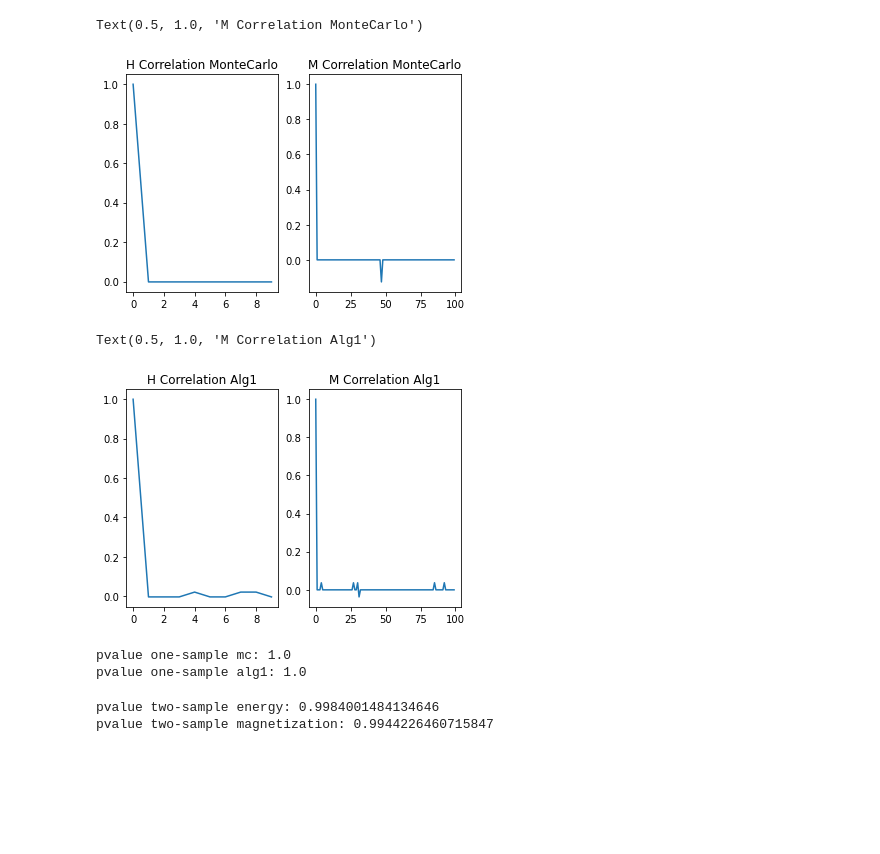
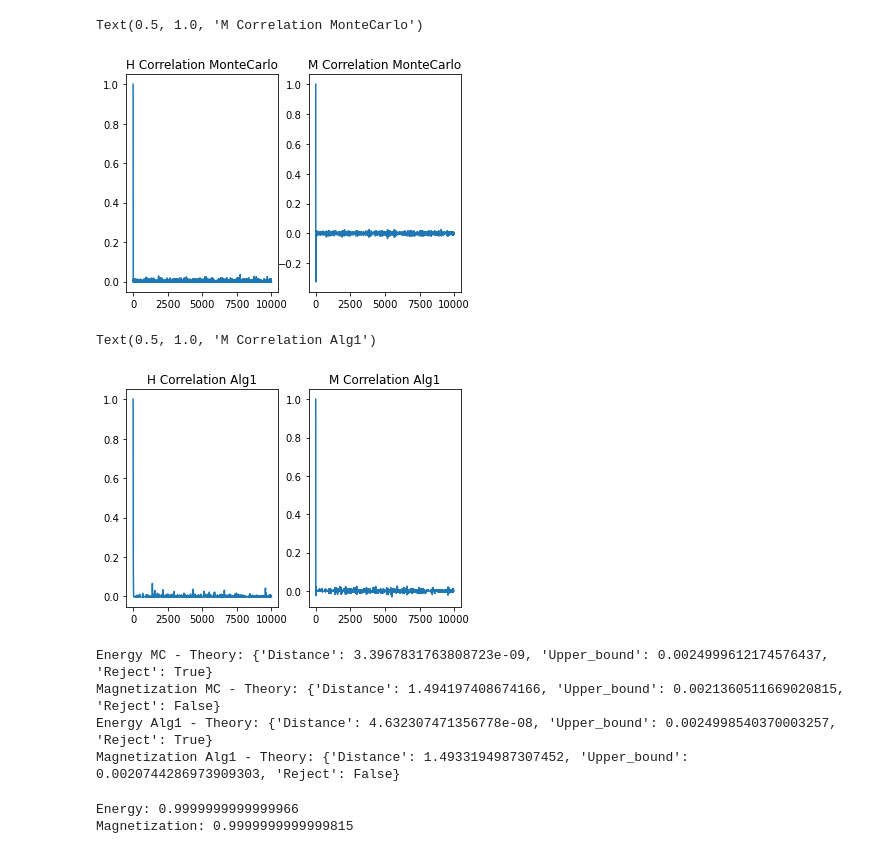
Before and after one commit to SabSav/thesis-code, a Jupyter notebook: examples/4_spins/Chart_low_T.ipynb, the cells around one changed output. Saved outputs shown, nothing was run; the diff lists cells and outputs as text; code cells hidden in the pictures; blank space fills up the shorter version.

Commit message:
hypotesis test update

```diff
--- a/examples/4_spins/Chart_low_T.ipynb
+++ b/examples/4_spins/Chart_low_T.ipynb
@@ -5,25 +7,19 @@ path_to_json = os.getcwd()
 # %%
 import json
 def load_case(path):
-    with open(path, 'r+') as file: return json.load(file)
+    display(Markdown(f'## {path}'))
+    with open(path, 'r+') as file: bundle = json.load(file)
+    print('Temperature:', bundle['temperature'])
+    return bundle
 
+display(Markdown('# Files'))
 json_files_mc = sorted([pos_json for pos_json in os.listdir(path_to_json) if pos_json.endswith('.json') and pos_json.startswith('mc-lT')],
                        reverse = True)
-json_files_alg1 = sorted([pos_json for pos_json in os.listdir(path_to_json) if pos_json.endswith('.json') and pos_json.startswith('alg1-lT')],
+json_files_alg1 = sorted([pos_json for pos_json in os.listdir(path_to_json) if pos_json.endswith('.json') and pos_json.startswith('a1-lT')],
                          reverse = True)
-import datetime
-date_string = datetime.date.today().strftime("%Y-%m-%d")
 
-for file_name_mc, file_name_alg1 in zip(json_files_mc, json_files_alg1):
-    date = file_name_mc[6:len(file_name_mc) - 5] #the date is the same for the two for how run.py is constructed
-    if date_string == date:
-        #take the current simulation
-        file_to_load_mc = file_name_mc
-        file_to_load_alg1 = file_name_alg1
-    else:
-        #take the last simulation
-        file_to_load_mc = json_files_mc[0]
-        file_to_load_alg1 = json_files_alg1[0]
+print("MC: ", json_files_mc)
+print("A1: ", json_files_alg1)
 
-mc = load_case(file_to_load_mc)
-alg1 = load_case(file_to_load_alg1)
+mc = load_case(json_files_mc[0])
+alg1 = load_case(json_files_alg1[0])
@@ -73,38 +108,43 @@ fig.tight_layout()
 # %%
-mc_engy_corr = acrl(mc["energy_sample"], len(mc["energy_sample"]))
-mc_m_corr = acrl(mc["magnetization_sample"], len(mc["magnetization_sample"]))
+mc_engy_corr = acrl(mc["energy_sample"], 10000)
+mc_m_corr = acrl(mc["magnetization_sample"], 10000)
 fig_kde, axes = plt.subplots(1, 2)
-axes[0].plot(mc_engy_corr[:10])
+axes[0].plot(mc_engy_corr)
 axes[0].set_title("H Correlation MonteCarlo")
-axes[1].plot(mc_m_corr[:100])
+axes[1].plot(mc_m_corr)
 axes[1].set_title("M Correlation MonteCarlo")
 # %% [output]
 Text(0.5, 1.0, 'M Correlation MonteCarlo')
-[figure, old version]
+[figure, new version]
 # %%
-alg1_engy_corr = acrl(alg1["energy_sample"], len(alg1["energy_sample"]))
-alg1_m_corr = acrl(alg1["magnetization_sample"], len(alg1["magnetization_sample"]))
+alg1_engy_corr = acrl(alg1["energy_sample"], 10000)
+alg1_m_corr = acrl(alg1["magnetization_sample"], 10000)
 fig_kde, axes = plt.subplots(1, 2)
-axes[0].plot(alg1_engy_corr[:10])
+axes[0].plot(alg1_engy_corr)
 axes[0].set_title("H Correlation Alg1")
-axes[1].plot(alg1_m_corr[:100])
+axes[1].plot(alg1_m_corr)
 axes[1].set_title("M Correlation Alg1")
 # %% [output]
 Text(0.5, 1.0, 'M Correlation Alg1')
-[figure, old version]
+[figure, new version]
-# %%
-#H0: the sample goes like the theoretical one
-print(f'pvalue one-sample mc:',gof(f_obs=list(mc_engy_counts.values()), f_exp=theory_engy_counts))
-print(f'pvalue one-sample alg1:',gof(f_obs=list(alg1_engy_counts.values()), f_exp=theory_engy_counts))
-# %% [output]
-pvalue one-sample mc: 1.0
-pvalue one-sample alg1: 1.0
 # %%
-#H0: the two samples came from the same distribution
-print(f'pvalue two-sample energy:', two_sample_chi2test(mc_engy_counts, alg1_engy_counts, n_samples_a=len(mc["energy_sample"]),
-                                                        n_samples_b=len(alg1["energy_sample"])))
-print(f'pvalue two-sample magnetization:', two_sample_chi2test(mc_m_counts, alg1_m_counts, n_samples_a=len(mc["magnetization_sample"]),
-                                                               n_samples_b=len(alg1["magnetization_sample"])))
+#Reject lack of fit iff distance < upper_bound
+#H0: distance >= eps, Ha: dist < eps
+print(f'Energy MC - Theory:', test_theoretical(f_obs=list(mc_engy_counts.values()), theory_prob=theory_engy[:,1], n_samples=n_samples,eps=0.05))
+print(f'Magnetization MC - Theory:', test_theoretical(f_obs=list(mc_m_counts.values()), theory_prob=theory_m[:,1], n_samples=n_samples,eps=0.05))
+#Reject lack of fit iff distance < upper_bound
+#H0: distance >= eps, Ha: dist < eps
+print(f'Energy Alg1 - Theory:', test_theoretical(f_obs=list(alg1_engy_counts.values()), theory_prob=theory_engy[:,1], n_samples=n_samples,eps=0.05))
+print(f'Magnetization Alg1 - Theory:', test_theoretical(f_obs=list(alg1_m_counts.values()), theory_prob=theory_m[:,1], n_samples=n_samples,eps=0.05))
 # %% [output]
-pvalue two-sample energy: 0.9984001484134646
-pvalue two-sample magnetization: 0.9944226460715847
+Energy MC - Theory: {'Distance': 3.3967831763808723e-09, 'Upper_bound': 0.0024999612174576437, 'Reject': True}
+Magnetization MC - Theory: {'Distance': 1.494197408674166, 'Upper_bound': 0.0021360511669020815, 'Reject': False}
+Energy Alg1 - Theory: {'Distance': 4.632307471356778e-08, 'Upper_bound': 0.0024998540370003257, 'Reject': True}
+Magnetization Alg1 - Theory: {'Distance': 1.4933194987307452, 'Upper_bound': 0.0020744286973909303, 'Reject': False}
+# %%
+#H0: the two samples came from the same distribution
+print(f'Energy:', z_test(f1=list(mc_engy_counts.values()), f2=list(alg1_engy_counts.values()), n_samples=len(mc["energy_sample"])))
+print(f'Magnetization:', z_test(f1=list(mc_m_counts.values()), f2=list(alg1_m_counts.values()), n_samples=len(mc["energy_sample"])))
+# %% [output]
+Energy: 0.9999999999999966
+Magnetization: 0.9999999999999815
```
Also changed, not shown: parts of 4 cells of this notebook, 42 other files.
